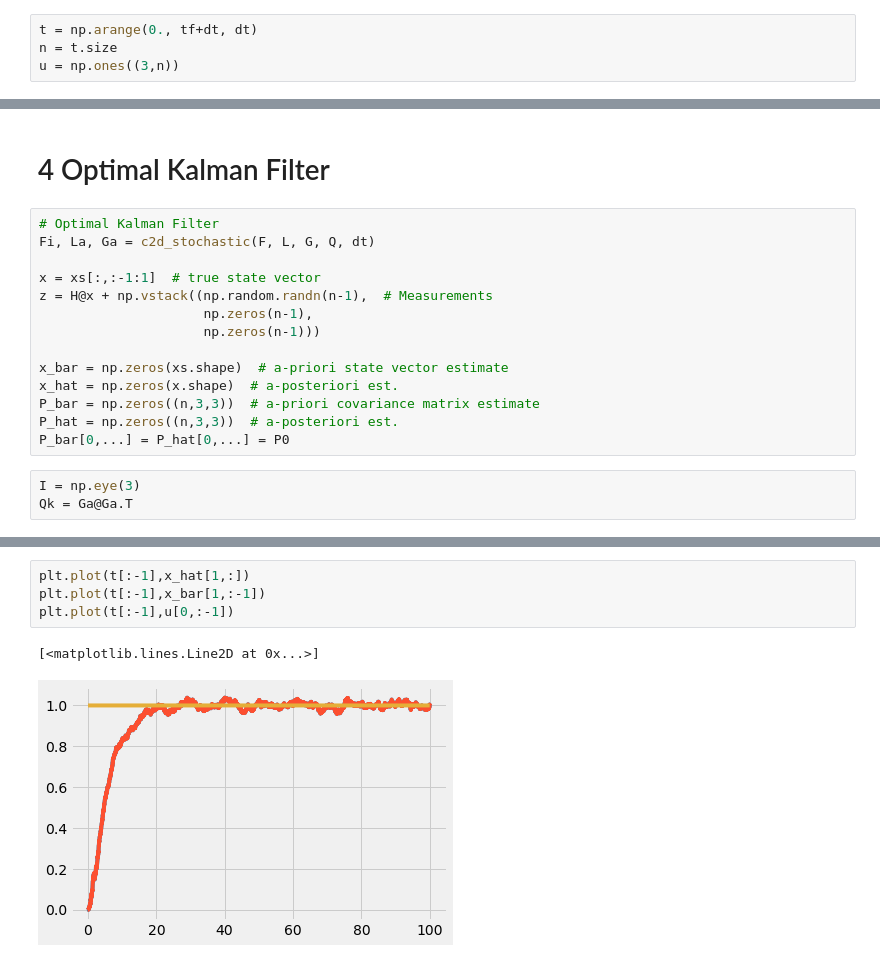
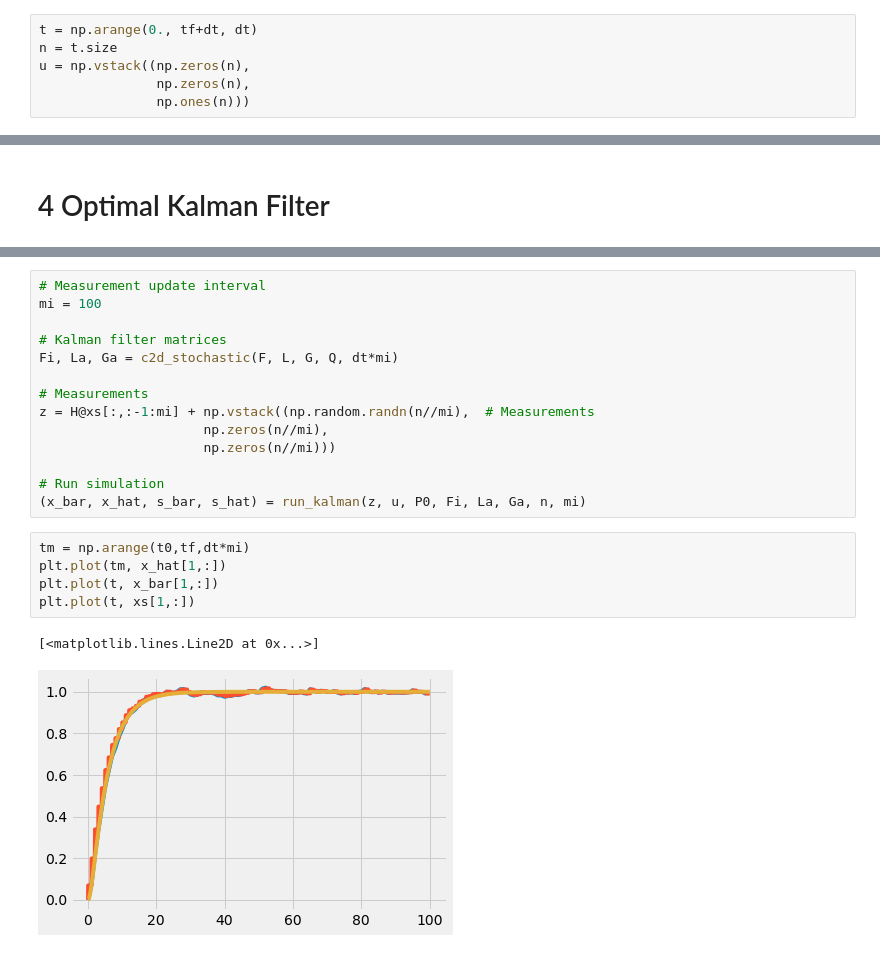
Before and after one commit to fonstelien/TEK4050, a Jupyter notebook: project/project.ipynb, the cells around one changed output, grey strips where cells are left out. Cells and saved outputs as stored; diff of their text form.

Commit message:
optimal kalman function implementation

```diff
--- a/project/project.ipynb
+++ b/project/project.ipynb
@@ -142,7 +142,9 @@ Fi, La, Ga
 # %%
 t = np.arange(0., tf+dt, dt)
 n = t.size
-u = np.ones((3,n))
+u = np.vstack((np.zeros(n),
+               np.zeros(n),
+               np.ones(n)))
 # %%
 # Deterministic process
 Fi, La = c2d_determnistic(F, L, dt)
@@ -174,21 +176,4 @@ plt.plot(t, u[1,:])
 [figure]
 # %% [markdown]
 # 4 Optimal Kalman Filter
-# %%
-# Optimal Kalman Filter
-Fi, La, Ga = c2d_stochastic(F, L, G, Q, dt)
-
-x = xs[:,:-1:1]  # true state vector
-z = H@x + np.vstack((np.random.randn(n-1),  # Measurements
-                     np.zeros(n-1),
-                     np.zeros(n-1)))
-
-x_bar = np.zeros(xs.shape)  # a-priori state vector estimate
-x_hat = np.zeros(x.shape)  # a-posteriori est.
-P_bar = np.zeros((n,3,3))  # a-priori covariance matrix estimate
-P_hat = np.zeros((n,3,3))  # a-posteriori est.
-P_bar[0,...] = P_hat[0,...] = P0
-# %%
-I = np.eye(3)
-Qk = Ga@Ga.T
 # %%
@@ -206,7 +214,22 @@ for k in range(n-1):
+# %%
+# Measurement update interval
+mi = 100
+
+# Kalman filter matrices
+Fi, La, Ga = c2d_stochastic(F, L, G, Q, dt*mi)
+
+# Measurements
+z = H@xs[:,:-1:mi] + np.vstack((np.random.randn(n//mi),  # Measurements
+                     np.zeros(n//mi),
+                     np.zeros(n//mi)))
+
+# Run simulation
+(x_bar, x_hat, s_bar, s_hat) = run_kalman(z, u, P0, Fi, La, Ga, n, mi)
 # %%
-plt.plot(t[:-1],x_hat[1,:])
-plt.plot(t[:-1],x_bar[1,:-1])
-plt.plot(t[:-1],u[0,:-1])
+tm = np.arange(t0,tf,dt*mi)
+plt.plot(tm, x_hat[1,:])
+plt.plot(t, x_bar[1,:])
+plt.plot(t, xs[1,:])
 # %% [output]
 [<matplotlib.lines.Line2D at 0x...>]
-[figure, old version]
+[figure, new version]
```
Also changed, not shown: parts of 5 cells of this notebook.
